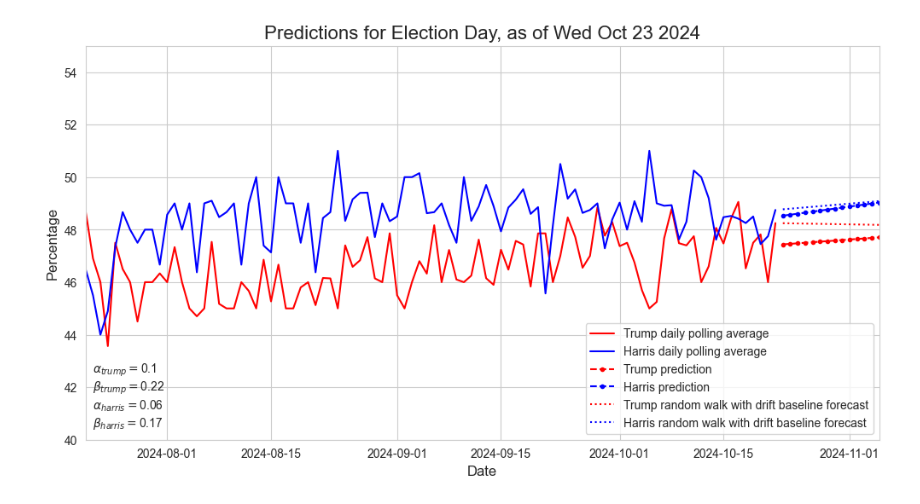
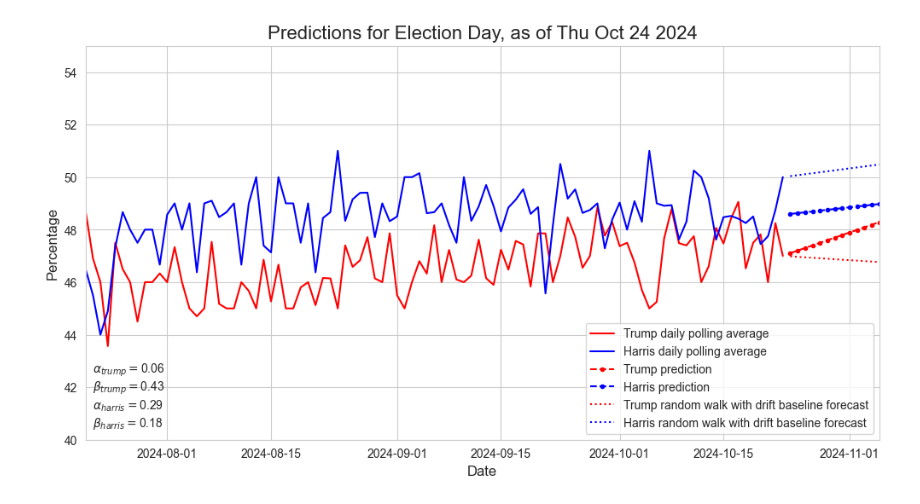
Before and after one commit to wh33les/2024ElectionForecast, a Jupyter notebook: forecast.ipynb, the cells around one changed output. Cells and saved outputs as stored; diff of their text form; code cells hidden in the pictures.

```diff
--- a/forecast.ipynb
+++ b/forecast.ipynb
@@ -51,10 +52,10 @@ df = raw_data.loc[((raw_data['candidate_name'] == 'Donald Trump') | (raw_data['c
     (raw_data['population'] == 'lv'),
     ['pollscore', 'state', 'candidate_name', 'end_date', 'pct']].drop_duplicates()
 
-# Only data from after Biden drops out (when not updating)
+# # Only data from after Biden drops out (when not updating)
 
-biden_out = datetime(2024, 7, 21).date()
-df = df[df['end_date'] >= biden_out]
+# biden_out = datetime(2024, 7, 21).date()
+# df = df[df['end_date'] >= biden_out]
 
 # Restrict to national and swing state polls
 
@@ -79,10 +84,10 @@ df = pd.merge(df, daily_average)
 df_cleaned = df[['candidate_name', 'end_date', 'daily_average']].drop_duplicates()
 df_cleaned.sort_values(['candidate_name', 'end_date'], ascending=[True, True], inplace=True, ignore_index=True)
 
-# # Merge the old data with the new data
+# Merge the old data with the new data
 
-# df_cleaned = pd.concat([old_cleaned_df, df_cleaned], join='outer', ignore_index=True)
-# df_cleaned.sort_values(['candidate_name', 'end_date'], ascending=[True, True], inplace=True, ignore_index=True)
+df_cleaned = pd.concat([old_cleaned_df, df_cleaned], join='outer', ignore_index=True)
+df_cleaned.sort_values(['candidate_name', 'end_date'], ascending=[True, True], inplace=True, ignore_index=True)
 
 # # Parse the dates again
 
@@ -90,5 +111,5 @@ df_cleaned.sort_values(['candidate_name', 'end_date'], ascending=[True, True], i
 # %%
 # The candidates
 
-trump = df_cleaned[df_cleaned['candidate_name'] == 'Donald Trump']
-harris = df_cleaned[df_cleaned['candidate_name'] == 'Kamala Harris']
+trump = df_cleaned[(df_cleaned['candidate_name'] == 'Donald Trump') & (df_cleaned['end_date'] < pd.Timestamp.today().date())]
+harris = df_cleaned[(df_cleaned['candidate_name'] == 'Kamala Harris') & (df_cleaned['end_date'] < pd.Timestamp.today().date())]
@@ -107,15 +144,15 @@ kfold = TimeSeriesSplit(n_splits = no_splits,
 # Get the dates
 
 election_day = pd.to_datetime('2024-11-05')
-days_till_then = pd.Series(pd.date_range(start=new_date, end=election_day)).dt.date
+days_till_then = pd.Series(pd.date_range(start=pd.Timestamp.today().date(), end=election_day)).dt.date
 
-# Only need the first time
+# # Only need the first time
 
-x = pd.concat([df_cleaned['end_date'].drop_duplicates(), days_till_then], ignore_index=True)
+# x = pd.concat([df_cleaned['end_date'].drop_duplicates(), days_till_then], ignore_index=True)
 
-# # When updating
+# When updating
 
-# x = df_cleaned['end_date'].drop_duplicates()
+x = df_cleaned['end_date'].drop_duplicates()
 
 # Split the dates
 
@@ -349,34 +388,34 @@ plt.xlim(datetime(2024, 7, 21), election_day)
 ## this makes the y axis bounded between -100 and 100
 plt.ylim(40, 55)
 
 ## Also a title
 ## again make it large font
-plt.title("Predictions for Election Day, as of "+str(new_date.strftime('%a %b %d %Y')), fontsize=16)
+plt.title("Predictions for Election Day, as of "+str(pd.Timestamp.today().strftime('%a %b %d %Y')), fontsize=16)
 
 
 ## plt.legend() adds the legend to the plot
 ## This will display the labels we had above
 plt.legend()
 
 trump_vote = round(final_trump_mod.forecast(no_test_days+len(days_till_then))[-1], 1)
 harris_vote = round(final_harris_mod.forecast(no_test_days+len(days_till_then))[-1], 1)
 
 # Annotate the point (2, 4)
 plt.annotate(r"$\alpha_{trump}=$"+str(alpha_trump)+"\n"
              +r"$\beta_{trump}=$"+str(beta_trump)+"\n"
              +r"$\alpha_{harris}=$"+str(alpha_harris)+"\n"
              +r"$\beta_{harris}=$"+str(beta_harris),
              xy=(election_day, trump_vote),
              xytext=(datetime(2024, 7, 22), 40.5))
 
 # Save plot as a png
 
-plt.savefig('forecast_images/'+str(new_date.strftime('%d%b'))+'.png', bbox_inches='tight')
+plt.savefig('forecast_images/'+str(pd.Timestamp.today().date().strftime('%d%b'))+'.png', bbox_inches='tight')
 
 ## Always end your plotting block with plt.show
 ## in jupyter this makes sure that the plot displays
 ## properly
 plt.show()
 # %% [output]
-[figure, old version]
+[figure, new version]
 # %%
```
Also changed, not shown: parts of 11 cells of this notebook, 7 other files.
